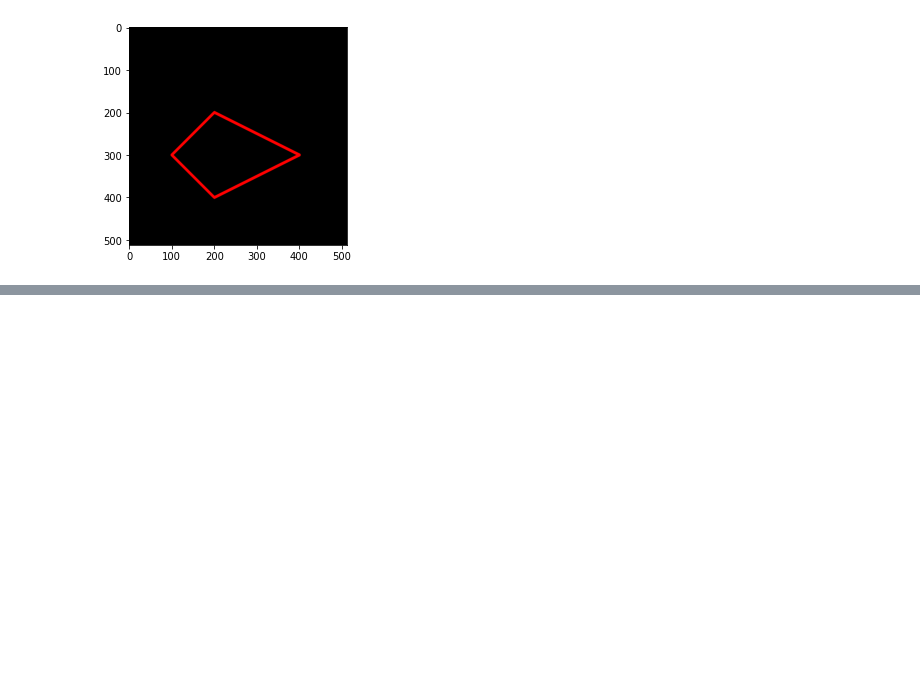
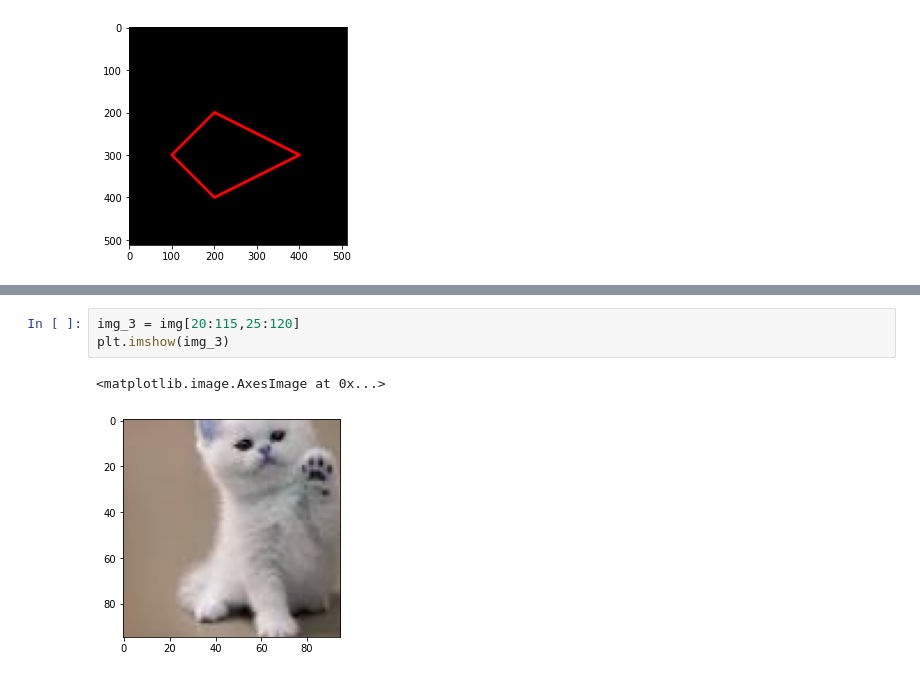
Before and after one commit to MahisaAghisni/PCVK_GENAP_2023, a Jupyter notebook: Week2.ipynb, the cells around one changed output, grey strips where cells are left out. Drawn from its saved outputs; the diff is of its cells as text; blank space fills up the shorter version.

```diff
--- a/Week2.ipynb
+++ b/Week2.ipynb
@@ -138,0 +157,6 @@ plt.imshow(black_img2)
+# %%
+img_3 = img[20:115,25:120]
+plt.imshow(img_3)
+# %% [output]
+<matplotlib.image.AxesImage at 0x...>
+[figure, added]
```
Also changed, not shown: parts of 6 cells of this notebook.
